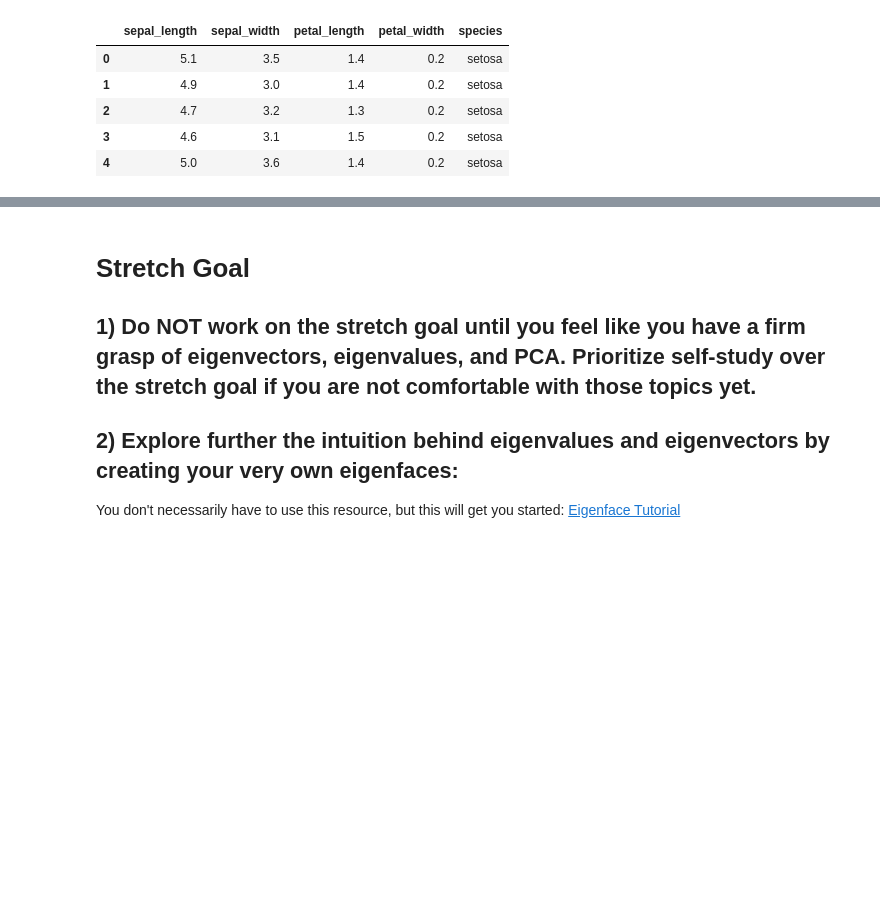
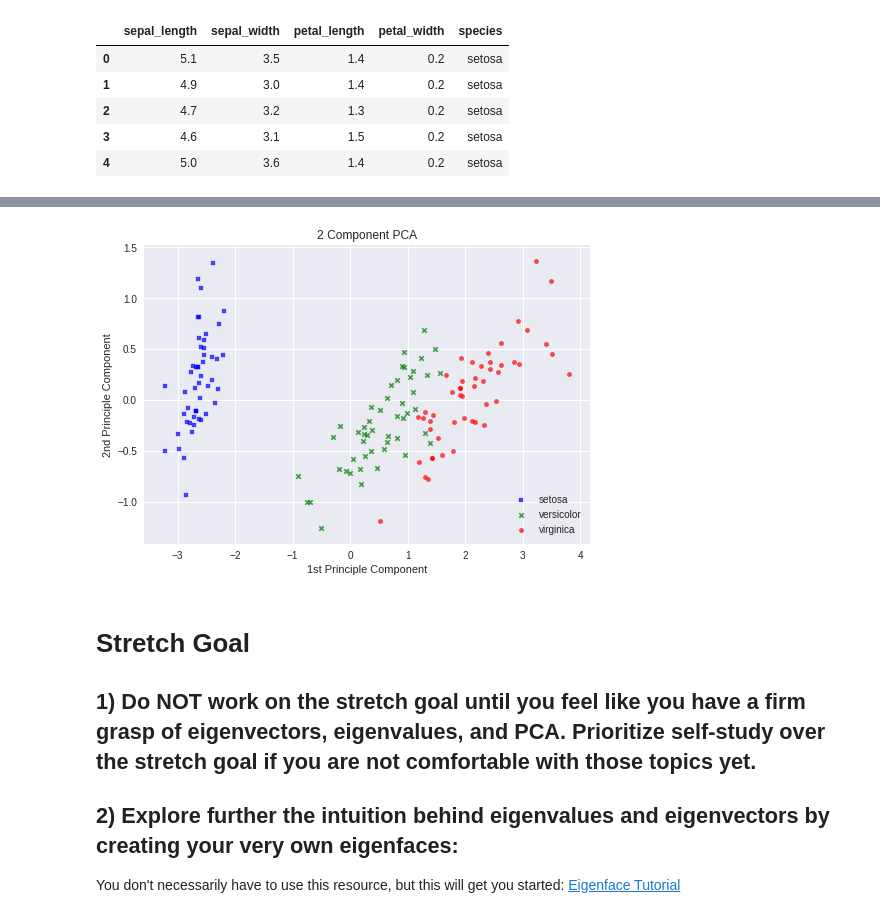
Before and after one commit to bloominstituteoftechnology/DS-Unit-1-Sprint-4-Linear-Algebra, a Jupyter notebook: module3-dimensionality-reduction/High_Dimensional_Data_Assignment.ipynb, the cells around one changed output, grey strips where cells are left out. Drawn from its saved outputs; the diff is of its cells as text; code cells hidden in the pictures; blank space fills up the shorter version.

```diff
--- a/module3-dimensionality-reduction/High_Dimensional_Data_Assignment.ipynb
+++ b/module3-dimensionality-reduction/High_Dimensional_Data_Assignment.ipynb
@@ -252,3 +267,16 @@ plt.show()
+# %%
+import matplotlib.pyplot as plt
+from mlxtend.plotting import category_scatter
+
+fig = category_scatter(x='PC1', y='PC2', label_col='species',
+                       data=df3, legend_loc='lower right')
+
+plt.xlabel("1st Principle Component")
+plt.ylabel("2nd Principle Component")
+plt.title("2 Component PCA")
+plt.show()
+# %% [output]
+[figure, added]
 # %% [markdown]
 # Stretch Goal
 
```
Also changed, not shown: parts of 6 cells of this notebook.
